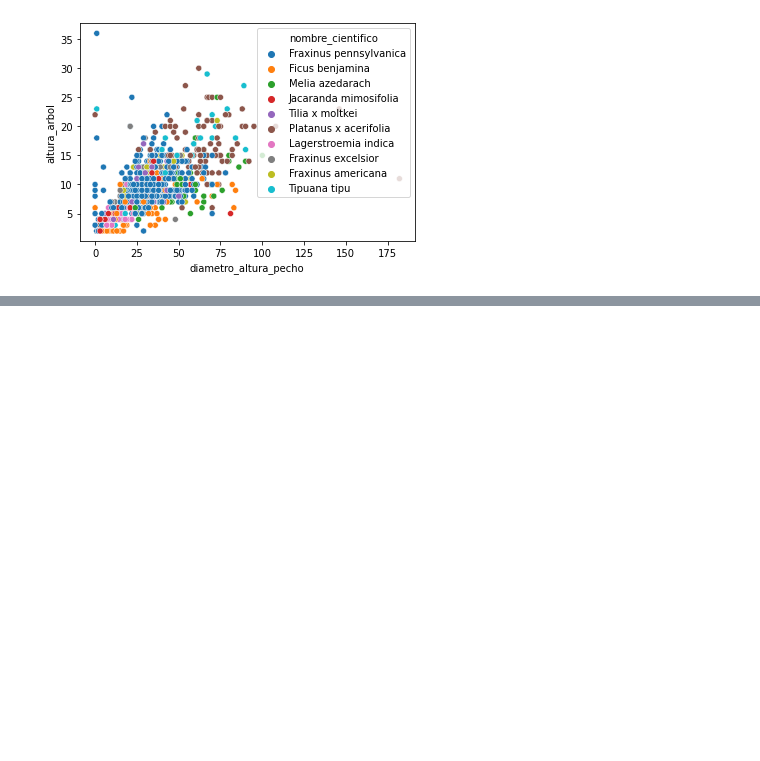
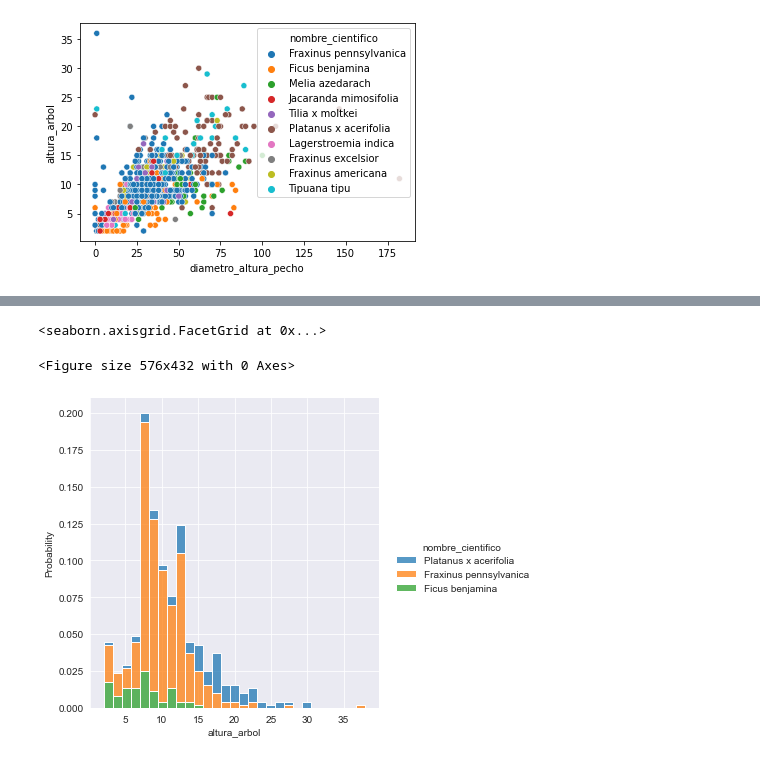
Before and after one commit to IonatanPerez/Cursos_DHDS_CN14, a Jupyter notebook: Clases/C10 - Visualizaciones/Modelo - C10.ipynb, the cells around one changed output, grey strips where cells are left out. Drawn from its saved outputs; the diff is of its cells as text; code cells hidden in the pictures; blank space fills up the shorter version.

```diff
--- a/Clases/C10 - Visualizaciones/Modelo - C10.ipynb
+++ b/Clases/C10 - Visualizaciones/Modelo - C10.ipynb
@@ -64,0 +116,10 @@ sns.scatterplot(data=arbolado, y="altura_arbol", x="diametro_altura_pecho", hue=
+# %%
+# Si queremos ver la distribucion en fotmato histograma
+
+
+plt.figure(figsize=(8, 6))
+sns.displot(data=arbolado, x="altura_arbol", hue="nombre_cientifico", multiple="stack", stat="probability")
+# %% [output]
+<seaborn.axisgrid.FacetGrid at 0x...>
+<Figure size 576x432 with 0 Axes>
+[figure, added]
```
Also changed, not shown: parts of 6 cells of this notebook, 6 other files.
